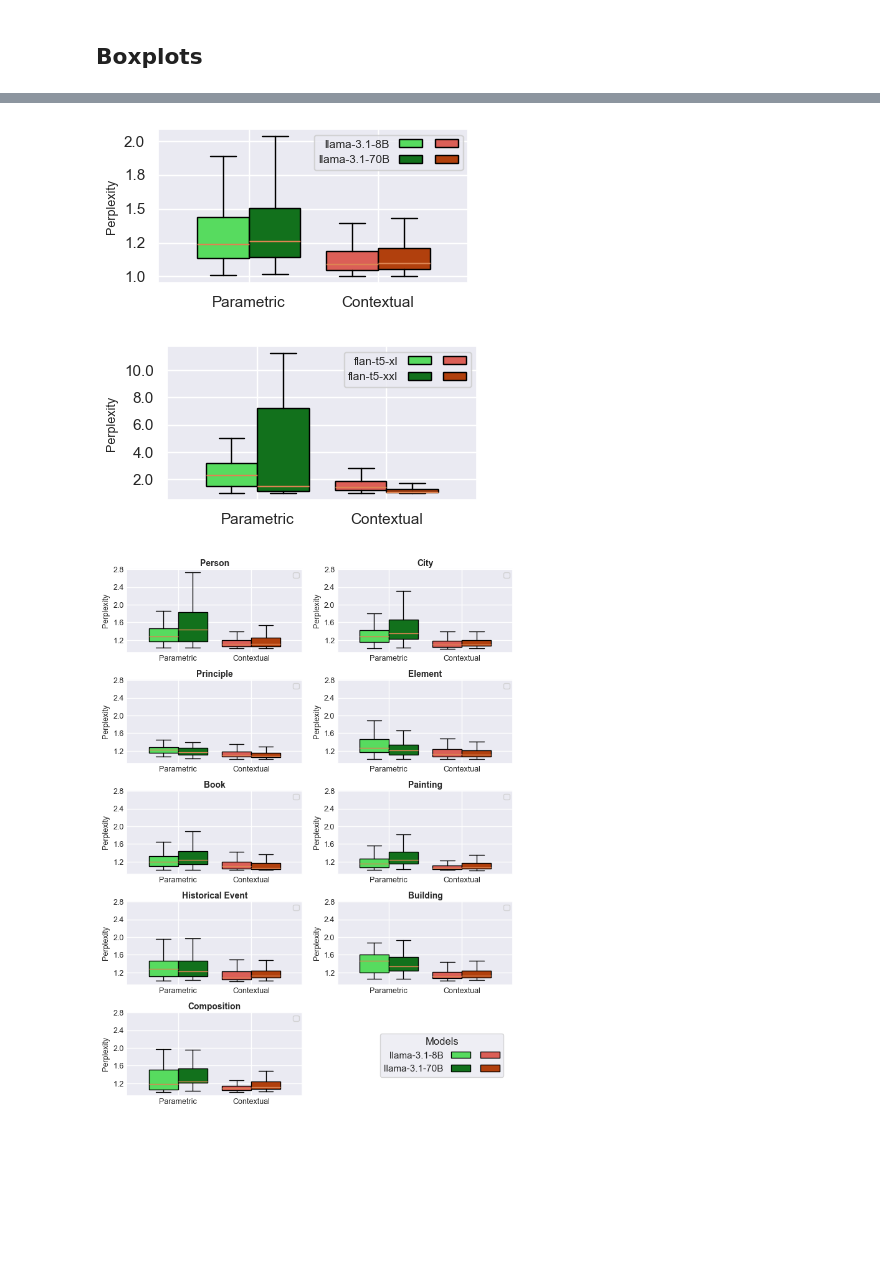
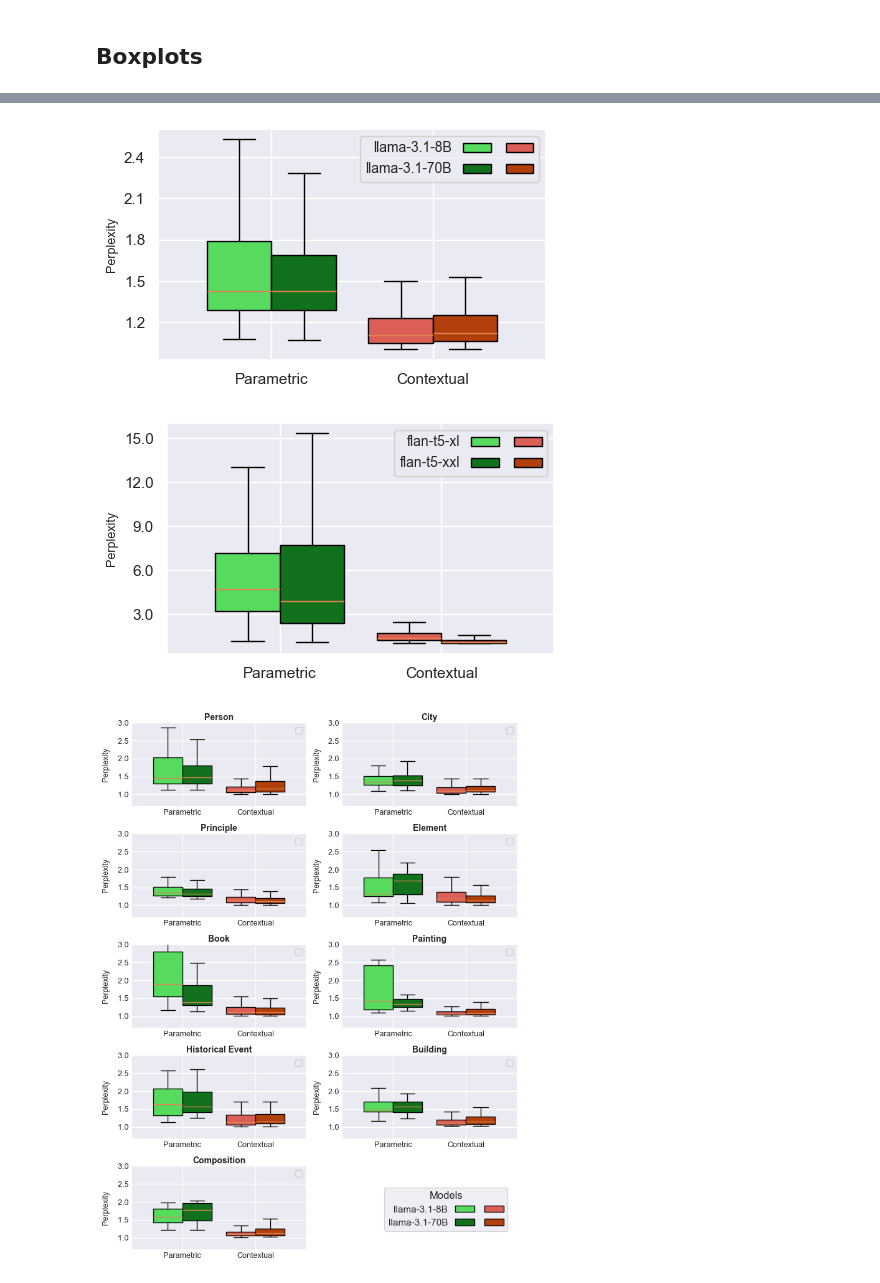
Before and after one commit to mfixman/rag-thesis, a Jupyter notebook: joiner_analysis.ipynb, the cells around one changed output, grey strips where cells are left out. Cells and saved outputs as stored; diff of their text form; code cells hidden in the pictures; blank space fills up the shorter version.

```diff
--- a/joiner_analysis.ipynb
+++ b/joiner_analysis.ipynb
@@ -198,11 +198,11 @@ def boxTable(*tables, names = None, percent = False):
         to_drop = ['min', 'max']
         results.append(
             t \
-            .groupby('comparison') \
+            .groupby('preference') \
             .ctx_proba \
             .describe() \
             .T \
-            .drop(to_drop, axis = 0),
+            .drop(to_drop, axis = 0)[pcolors.keys()]
         )
 
     return pandas.concat(results, keys = names, axis = 1)
@@ -219,7 +219,7 @@ def boxPlot(*tables, ax = None, names = None, percent = None):
     tab = .8 * (1 / len(tables))
     for e, (t, n) in enumerate(zip(tables, names)):
         plot = ax.boxplot(
-            [t[t.comparison == x].ctx_proba for x in pcolors.keys()],
+            [t[t.preference == x].ctx_proba for x in pcolors.keys()],
             positions = [x + e * tab for x in range(2)],
             widths = tab,
             showfliers = False,
@@ -244,7 +244,7 @@ def boxPlot(*tables, ax = None, names = None, percent = None):
         handles[0::2] + handles[1::2],
         labels[0::2] + labels[1::2],
         ncols = 2,
-        fontsize = 'x-small',
+        fontsize = 'small',
         markerfirst = False,
         columnspacing = 0,
     )
@@ -280,7 +280,7 @@ def generateTables(*tables, head = None):
         pyplot.legend(ncols = 3, bbox_to_anchor = [0, -.2])
         pyplot.show()
 # %%
-def cat_subplots(*tables, table_func, plot_func):
+def cat_subplots(*tables, table_func, plot_func, ymax = None):
     fig, axs = pyplot.subplots(
         5,
         2,
@@ -307,6 +307,8 @@ def cat_subplots(*tables, table_func, plot_func):
             percent = True,
         )
         ax.set_title(cat.title().replace('_', ' '), fontsize = 10, fontweight = 'bold', pad = 3)
+        if ymax is not None:
+            ax.set_ylim(2 / ymax, ymax)
 
         ax.tick_params(axis = 'y', labelleft = True)
 
@@ -314,8 +316,8 @@ def cat_subplots(*tables, table_func, plot_func):
     handles, labels = axs[0].get_legend_handles_labels()
     n = len(handles) // 2
     fig.legend(
-        handles[0::n] + handles[1::n],
-        labels[0::n] + labels[1::n],
+        itertools.chain.from_iterable(handles[x::n] for x in range(n)),
+        itertools.chain.from_iterable(labels[x::n] for x in range(n)),
         ncols = n,
         markerfirst = False,
         columnspacing = 0,
@@ -422,19 +424,19 @@ matplotlib.rcParams['figure.figsize'] = 5, 3
 boxPlot(llama, bigllama)
 pyplot.savefig('Report/figures/llama_boxplot.png', dpi = 200, bbox_inches = 'tight')
 # %% [output]
-[figure, old version]
+[figure, new version]
 # %%
 boxPlot(flan, bigflan)
 pyplot.savefig('Report/figures/flan_boxplot.png', dpi = 200, bbox_inches = 'tight')
 # %% [output]
-[figure, old version]
+[figure, new version]
 # %%
 matplotlib.rcParams['figure.figsize'] = 4, 2
 
-cat_subplots(llama, bigllama, table_func = None, plot_func = boxPlot)
+cat_subplots(llama, bigllama, table_func = None, plot_func = boxPlot, ymax = 3)
 pyplot.savefig('Report/figures/llama_catboxes.png', dpi = 200, bbox_inches = 'tight')
 # %% [output]
-[figure, old version]
+[figure, new version]
 # %%
 matplotlib.rcParams['figure.figsize'] = 4, 2
 
```
Also changed, not shown: parts of 7 cells of this notebook, 11 other files.
